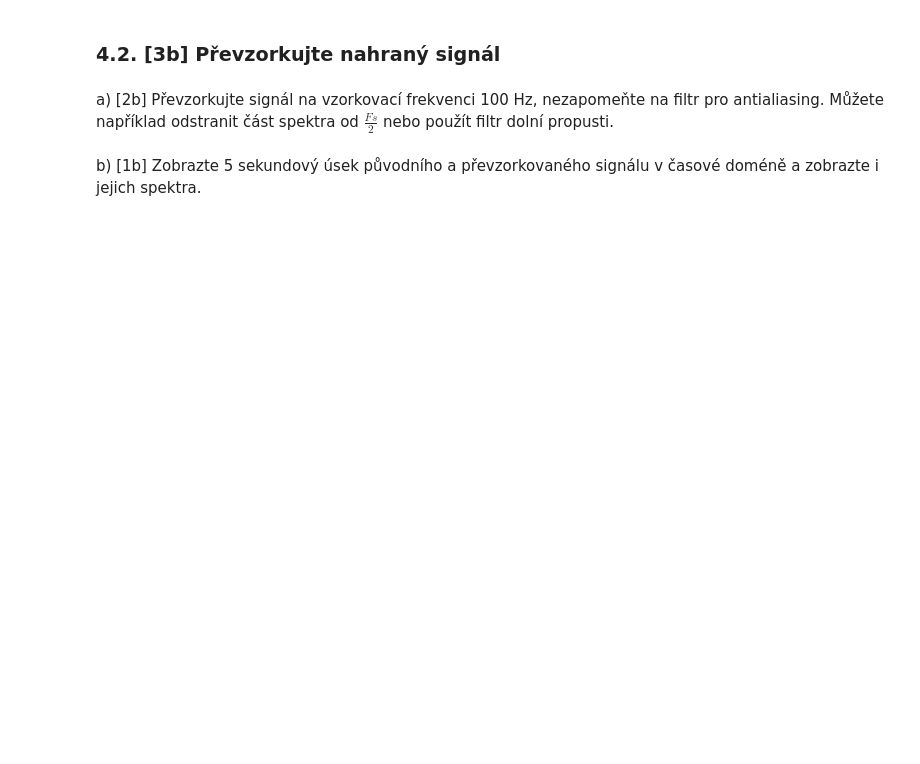
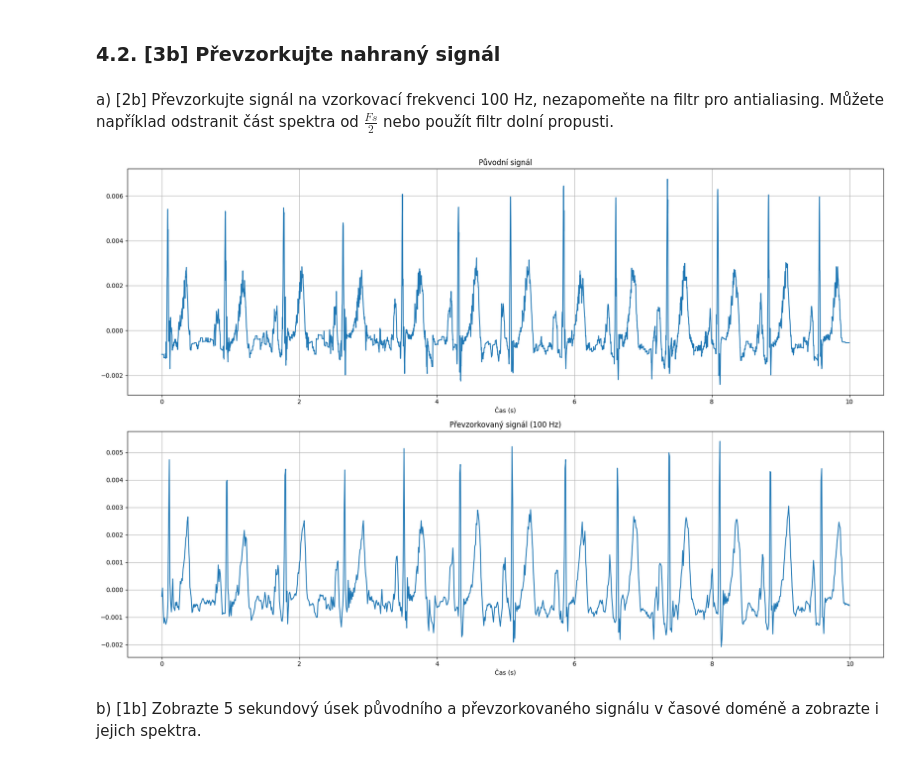
Before and after one commit to MrQvic/ISS-project, a Jupyter notebook: ISS_ECGProject_2023.ipynb, the cells around one changed output. Saved outputs shown, nothing was run; the diff lists cells and outputs as text; code cells hidden in the pictures; blank space fills up the shorter version.

```diff
--- a/ISS_ECGProject_2023.ipynb
+++ b/ISS_ECGProject_2023.ipynb
@@ -82,2 +119,41 @@ a) [2b] Převzorkujte signál na vzorkovací frekvenci 100 Hz, nezapomeňte na f
+# %%
+#vstupní signál
+time = np.arange(0, x.size/fs, 1/fs)
+
+# Převzorkování na 100 Hz
+fs_res = 100
+
+cutoff_freq = fs_res / 2 #Fs/2
+#order = 4  # Řád filtru
+
+# Návrh antialiasing filtru
+sos = butter(10, cutoff_freq, fs=fs, output="sos")
+
+# Aplikace antialiasing filtru
+x_filtered = sosfilt(sos, x)
+
+x_res = resample(x_filtered, int(x.size * fs_res / fs))
+
+# Časová osa pro převzorkovaný signál
+t_res = np.arange(0, x_res.size/fs_res, 1/fs_res)
+
+# Zobrazení původního a převzorkovaného signálu
+plt.figure(figsize=(18, 12)) #sniž hodnoty pokud jsou grafy příliš velké
+plt.subplot(2, 1, 1)
+plt.plot(time, x)
+plt.title('Původní signál')
+plt.xlabel('Čas (s)')
+plt.grid(True)
+
+plt.subplot(2, 1, 2)
+plt.plot(t_res, x_res)
+plt.title('Převzorkovaný signál (100 Hz)')
+plt.xlabel('Čas (s)')
+plt.grid(True)
+
+plt.tight_layout()
+plt.show()
+# %% [output]
+[figure, added]
 # %% [markdown]
 b) [1b] Zobrazte 5 sekundový úsek původního a převzorkovaného signálu v časové doméně a zobrazte i jejich spektra.
```
Also changed, not shown: parts of 12 cells of this notebook, 1 other file.
